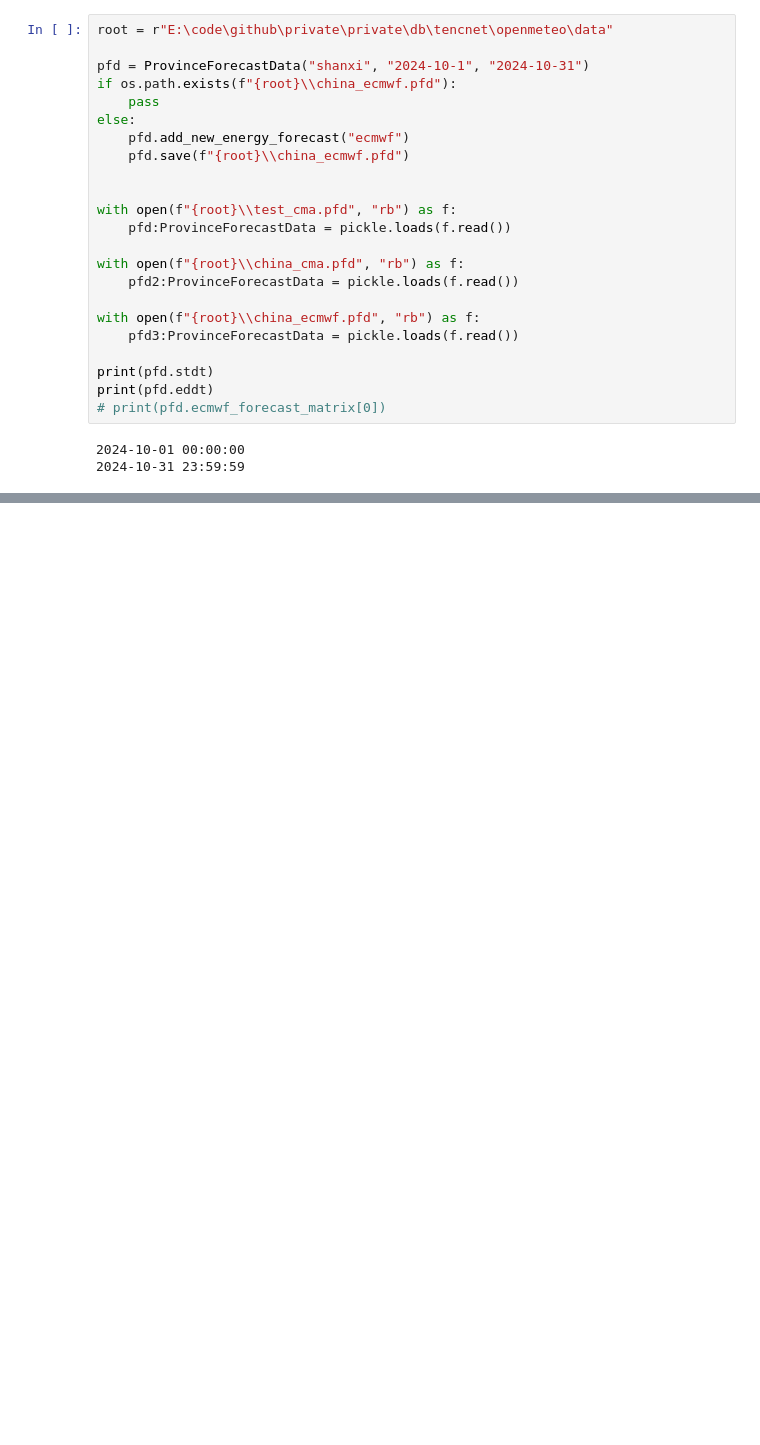
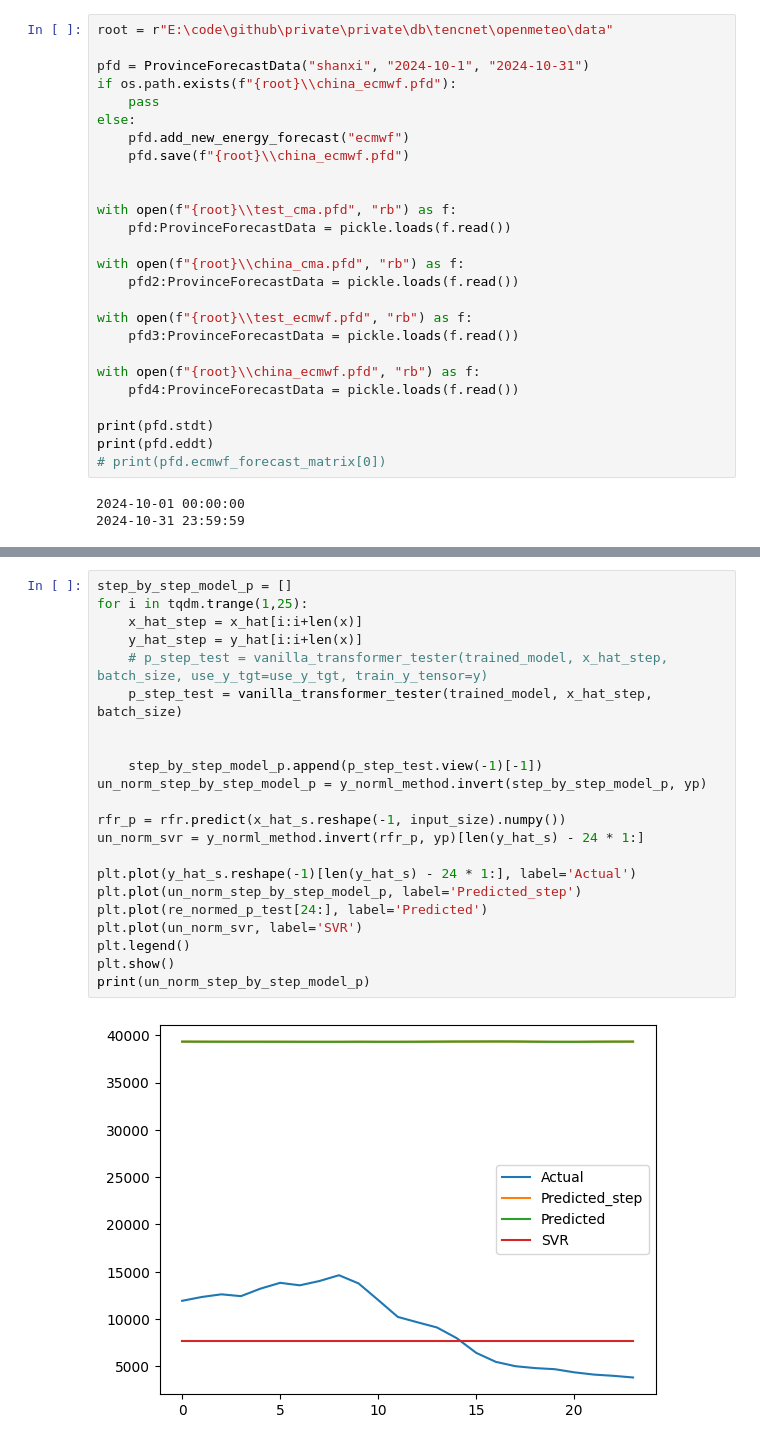
Before and after one commit to Sy-Sang/finance_utils, a Jupyter notebook: electrical2/spot/probabilistic/forecast/notebook/vtnb3.ipynb, the cells around one changed output, grey strips where cells are left out. Drawn from its saved outputs; the diff is of its cells as text; blank space fills up the shorter version.

```diff
--- a/electrical2/spot/probabilistic/forecast/notebook/vtnb3.ipynb
+++ b/electrical2/spot/probabilistic/forecast/notebook/vtnb3.ipynb
@@ -46,8 +47,11 @@ with open(f"{root}\\test_cma.pfd", "rb") as f:
 with open(f"{root}\\china_cma.pfd", "rb") as f:
     pfd2:ProvinceForecastData = pickle.loads(f.read())
 
+with open(f"{root}\\test_ecmwf.pfd", "rb") as f:
+    pfd3:ProvinceForecastData = pickle.loads(f.read())
+
 with open(f"{root}\\china_ecmwf.pfd", "rb") as f:
-    pfd3:ProvinceForecastData = pickle.loads(f.read())
+    pfd4:ProvinceForecastData = pickle.loads(f.read())
 
 print(pfd.stdt)
 print(pfd.eddt)
@@ -248,0 +255,24 @@ tensor([ 6115.6519,  7301.7607,  7133.3955,  6546.1392,  6666.6670,  7525.8213,
+# %%
+step_by_step_model_p = []
+for i in tqdm.trange(1,25):
+    x_hat_step = x_hat[i:i+len(x)]
+    y_hat_step = y_hat[i:i+len(x)]
+    # p_step_test = vanilla_transformer_tester(trained_model, x_hat_step, batch_size, use_y_tgt=use_y_tgt, train_y_tensor=y)
+    p_step_test = vanilla_transformer_tester(trained_model, x_hat_step, batch_size)
+
+
+    step_by_step_model_p.append(p_step_test.view(-1)[-1])
+un_norm_step_by_step_model_p = y_norml_method.invert(step_by_step_model_p, yp)
+
+rfr_p = rfr.predict(x_hat_s.reshape(-1, input_size).numpy())
+un_norm_svr = y_norml_method.invert(rfr_p, yp)[len(y_hat_s) - 24 * 1:]
+
+plt.plot(y_hat_s.reshape(-1)[len(y_hat_s) - 24 * 1:], label='Actual')
+plt.plot(un_norm_step_by_step_model_p, label='Predicted_step')
+plt.plot(re_normed_p_test[24:], label='Predicted')
+plt.plot(un_norm_svr, label='SVR')
+plt.legend()
+plt.show()
+print(un_norm_step_by_step_model_p)
+# %% [output]
+[figure, added]
```
Also changed, not shown: parts of 9 cells of this notebook, 3 other files.
